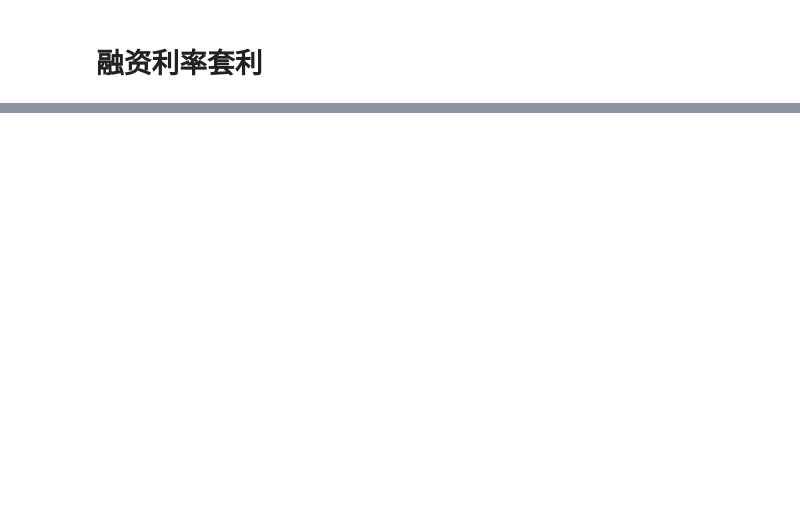
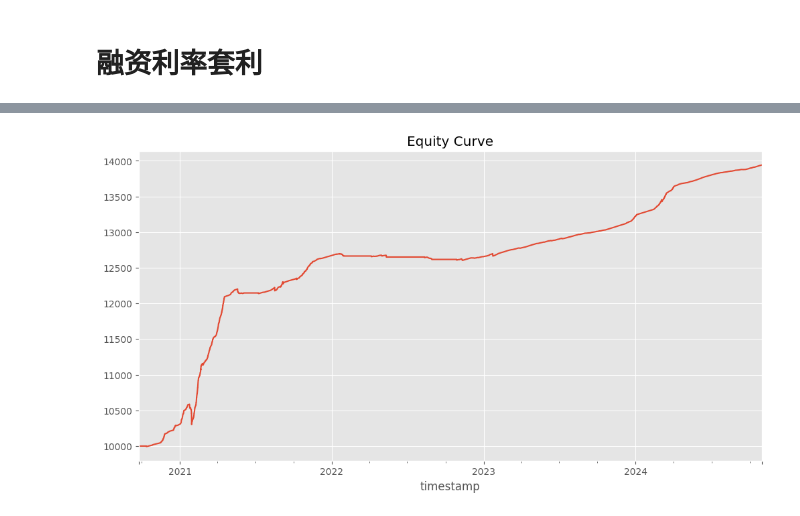
Before and after one commit to scofieldchen/quant-research, a Jupyter notebook: notebooks/funding_rate_arbitrage.ipynb, the cells around one changed output, grey strips where cells are left out. Drawn from its saved outputs; the diff is of its cells as text; code cells hidden in the pictures; blank space fills up the shorter version.

```diff
--- a/notebooks/funding_rate_arbitrage.ipynb
+++ b/notebooks/funding_rate_arbitrage.ipynb
@@ -92,0 +354,3 @@ df_joined["cumulative_funding"] = (
+# %%
+data = df_joined.drop(columns=["cumulative_funding"]).copy()
+data
@@ -92,0 +372,13 @@ df_joined["cumulative_funding"] = (
+# %%
+arbitrage_strategy = FundingRateArbitrage(
+    cumulative_funding_days=30,
+    entry_threshold=0.005,
+    exit_threshold=0,
+    max_short_position_loss=0.7,
+    capital=10000,
+    leverage=1,
+    spot_fee=0.001,
+    perp_fee=0.0005,
+)
+
+arbitrage_strategy.run_backtest(data)
@@ -92,0 +403,4 @@ df_joined["cumulative_funding"] = (
+# %%
+arbitrage_strategy.plot_equity_curve()
+# %% [output]
+[figure, added]
```
Also changed, not shown: parts of 17 cells of this notebook, 2 other files.
